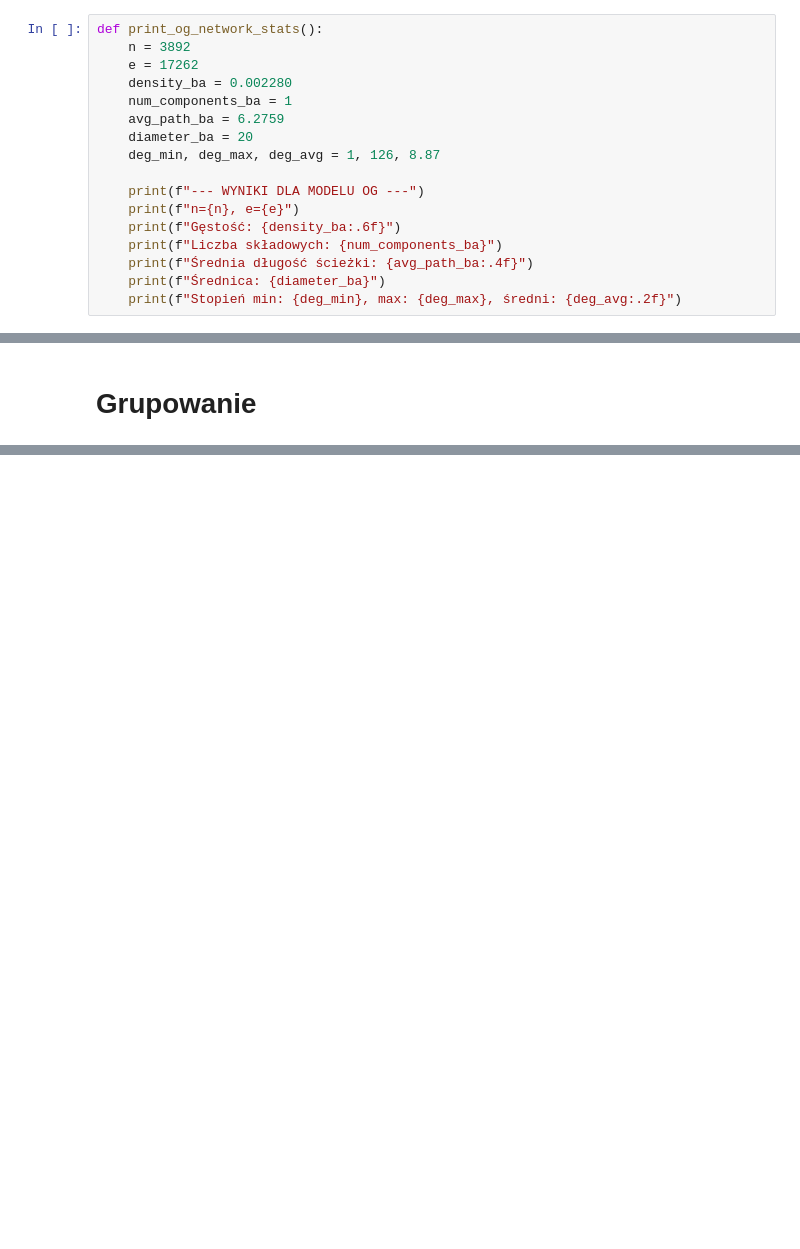
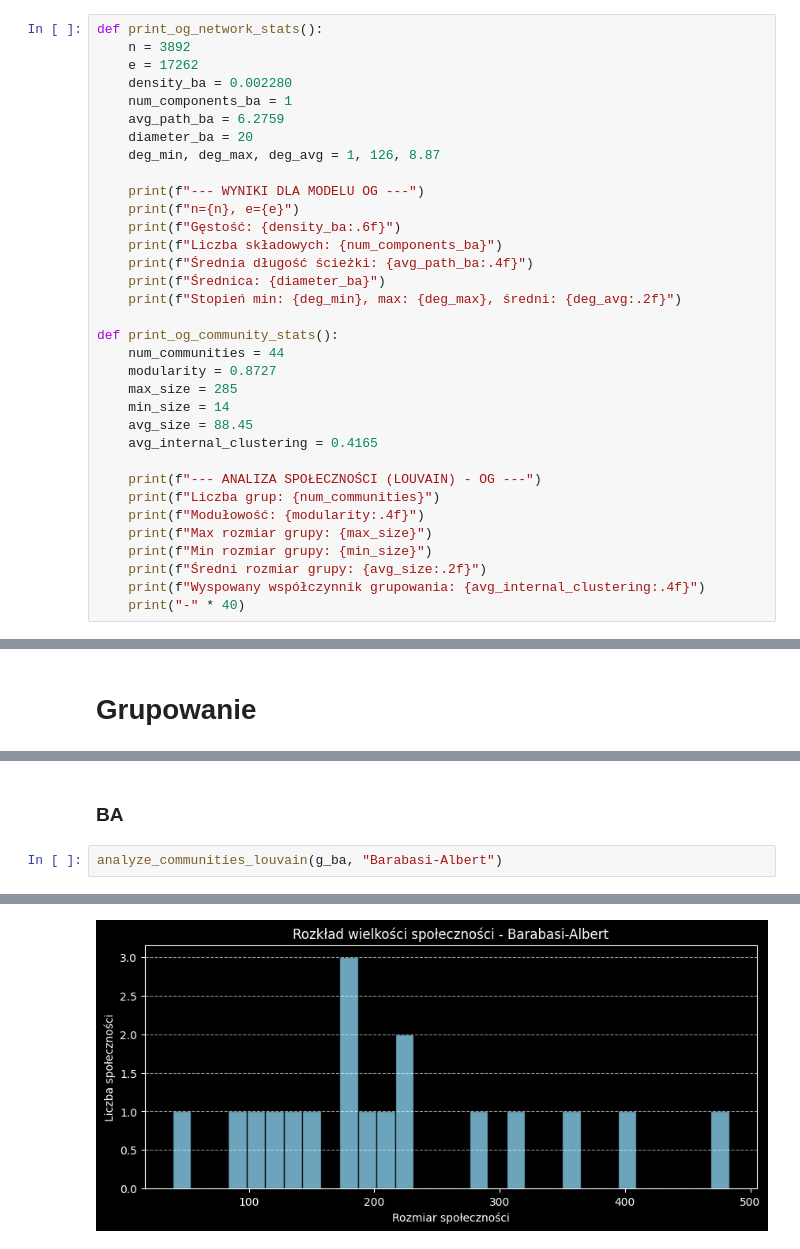
Before and after one commit to Drag0neUsz/complex-networks-L5-OGvsRandom, a Jupyter notebook: sample.ipynb, the cells around one changed output, grey strips where cells are left out. Drawn from its saved outputs; the diff is of its cells as text; blank space fills up the shorter version.

Commit message:
finished 1.3, 2., TODO: visualize centrality

```diff
--- a/sample.ipynb
+++ b/sample.ipynb
@@ -17,6 +17,23 @@ def print_og_network_stats():
     print(f"Średnia długość ścieżki: {avg_path_ba:.4f}")
     print(f"Średnica: {diameter_ba}")
     print(f"Stopień min: {deg_min}, max: {deg_max}, średni: {deg_avg:.2f}")
+
+def print_og_community_stats():
+    num_communities = 44
+    modularity = 0.8727
+    max_size = 285
+    min_size = 14
+    avg_size = 88.45
+    avg_internal_clustering = 0.4165
+
+    print(f"--- ANALIZA SPOŁECZNOŚCI (LOUVAIN) - OG ---")
+    print(f"Liczba grup: {num_communities}")
+    print(f"Modułowość: {modularity:.4f}")
+    print(f"Max rozmiar grupy: {max_size}")
+    print(f"Min rozmiar grupy: {min_size}")
+    print(f"Średni rozmiar grupy: {avg_size:.2f}")
+    print(f"Wyspowany współczynnik grupowania: {avg_internal_clustering:.4f}")
+    print("-" * 40)
 # %% [markdown]
 # Rozruch
 # %%
@@ -156,0 +225,5 @@ Stopień min: 1, max: 126, średni: 8.87
+# %% [markdown]
+### BA
+# %%
+analyze_communities_louvain(g_ba, "Barabasi-Albert")
+# %% [output]
@@ -156,0 +246 @@ Stopień min: 1, max: 126, średni: 8.87
+[figure, added]
```
Also changed, not shown: parts of 6 cells of this notebook, 2 other files.
